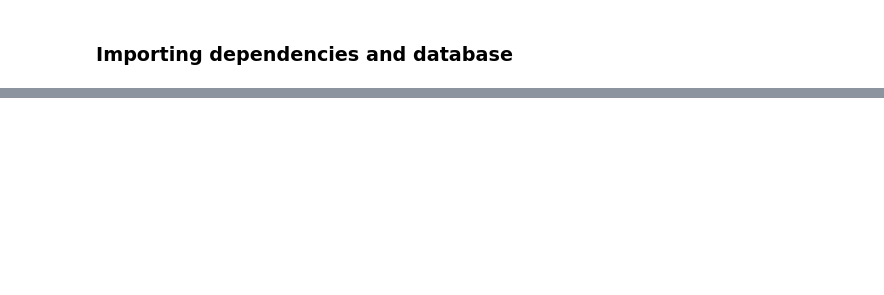
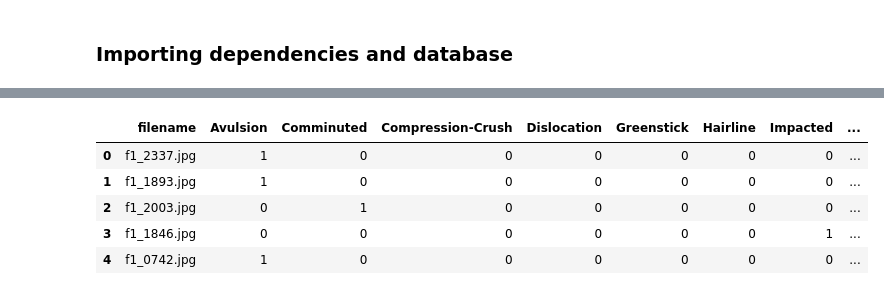
Before and after one commit to tosht0sh/bone_fracture_detection, a Jupyter notebook: main.ipynb, the cells around one changed output, grey strips where cells are left out. Saved outputs shown, nothing was run; the diff lists cells and outputs as text; code cells hidden in the pictures; blank space fills up the shorter version.

```diff
--- a/main.ipynb
+++ b/main.ipynb
@@ -87,0 +173,35 @@ test_df = test_df.drop(columns=['Fracture'])
+# %%
+combined_path = folder_path / 'all'
+# os.makedirs(combined_path, exist_ok=True)
+
+# # copy into one folder
+# for file_name in os.listdir(test_path):
+#     if file_name.lower().endswith(('.jpg', '.png', '.bmp')):
+#         src_path = os.path.join(test_path, file_name)
+#         print
+#         dst_path = os.path.join(combined_path, file_name)
+#         try:
+#             shutil.copy2(src_path, dst_path)  # copy2 preserves metadata
+#             # count += 1
+#         except Exception as e:
+#             print(f"Could not copy {file_name}: {e}")
+
+
+# combine all datasets into one
+# combined_df = pd.concat([train_df, val_df, test_df])
+# combined_df = combined_df.drop(columns=['Fracture', 'fracture'])
+
+combined_csv_path = combined_path / '_classes.csv'
+
+# combined_df.to_csv(combined_csv_path, index=False)
+
+combined_df = pd.read_csv(combined_csv_path)
+
+combined_df.head()
+# %% [output]
+|  | filename | Avulsion | Comminuted | Compression-Crush | Dislocation | Greenstick | Hairline | Impacted | ... |
+| 0 | f1_2337.jpg | 1 | 0 | 0 | 0 | 0 | 0 | 0 | ... |
+| 1 | f1_1893.jpg | 1 | 0 | 0 | 0 | 0 | 0 | 0 | ... |
+| 2 | f1_2003.jpg | 0 | 1 | 0 | 0 | 0 | 0 | 0 | ... |
+| 3 | f1_1846.jpg | 0 | 0 | 0 | 0 | 0 | 0 | 1 | ... |
+| 4 | f1_0742.jpg | 1 | 0 | 0 | 0 | 0 | 0 | 0 | ... |
```
Also changed, not shown: parts of 19 cells of this notebook.
